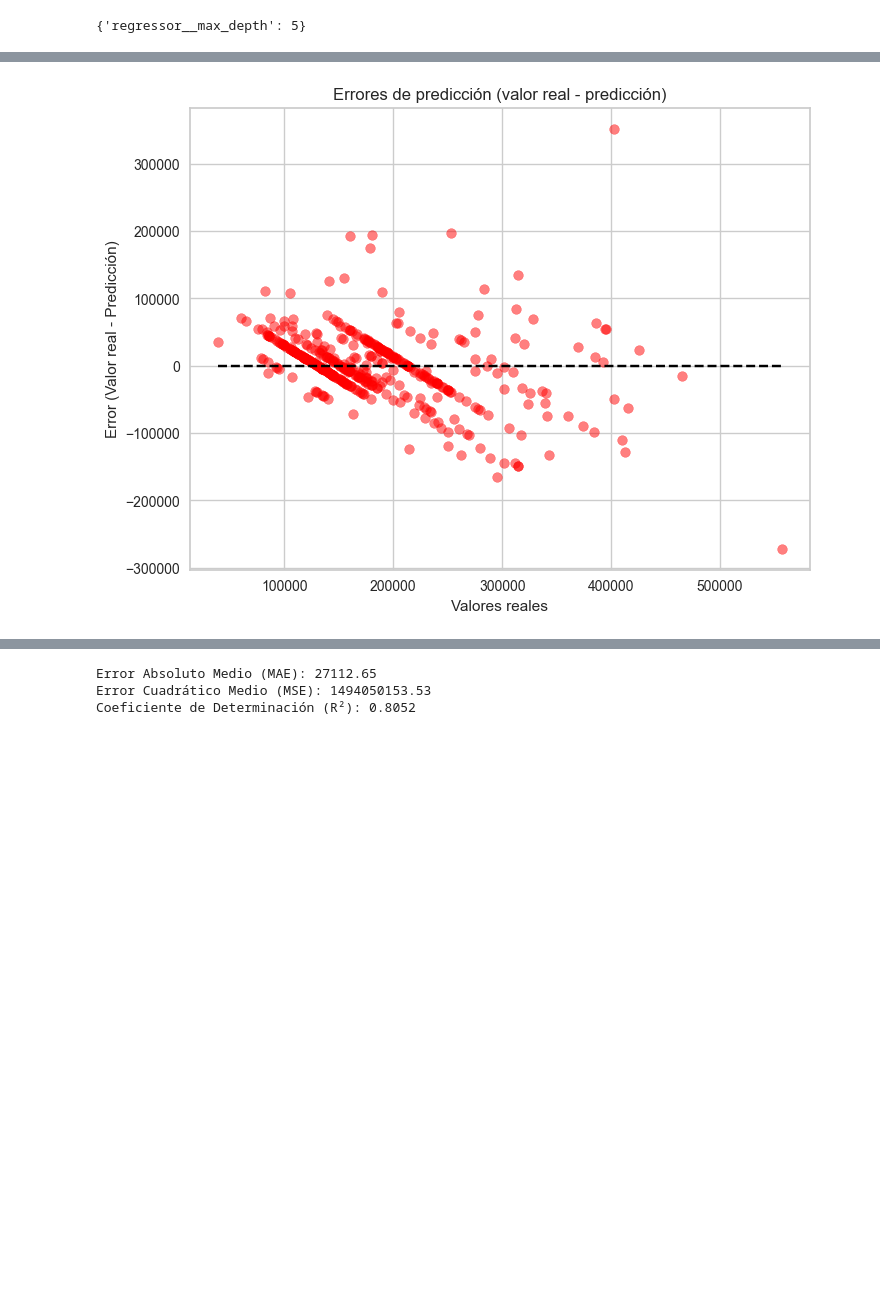
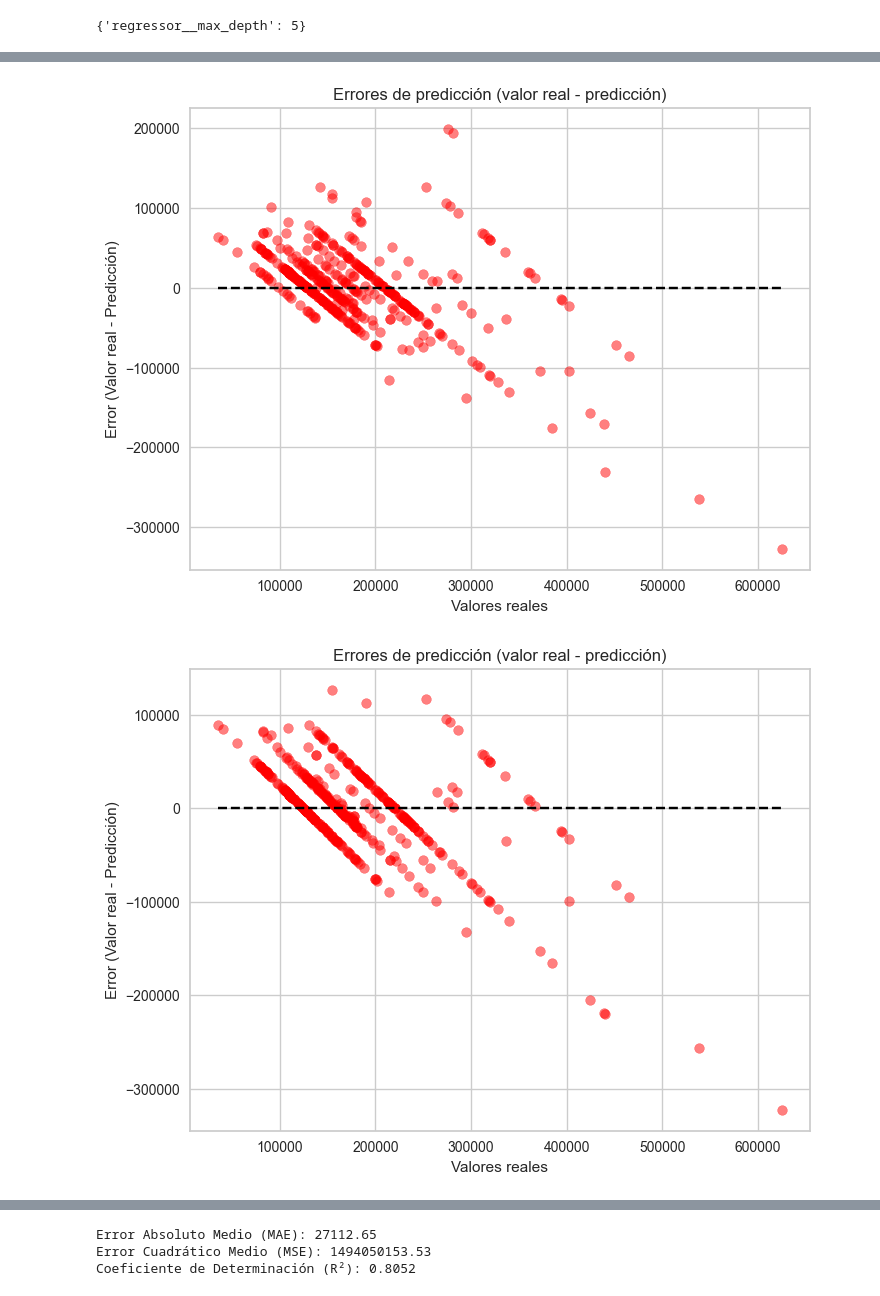
Before and after one commit to SebastianUVG/HT4-ArbolesDecision, a Jupyter notebook: HT4.ipynb, the cells around one changed output, grey strips where cells are left out. Drawn from its saved outputs; the diff is of its cells as text; code cells hidden in the pictures; blank space fills up the shorter version.

```diff
--- a/HT4.ipynb
+++ b/HT4.ipynb
@@ -523,6 +519,0 @@ X_train, X_test,y_train, y_test = train_test_split(X, y,test_size=0.3,train_size
-# %%
-X_train, X_test,y_train, y_test = train_test_split(X, y,test_size=0.3,train_size=0.7)
-print(X_train.shape)
-print(X_test.shape)
-print(y_train.shape)
-print(y_test.shape)
@@ -593,0 +593,11 @@ modelo1.best_params_
+# %%
+param_grid = {"max_depth": np.arange(10, 20, 1)} # sobre qué numero de max-depth vamos a iterar
+pipeline = Pipeline(
+    [('preprocessor',preprocessor),
+     ('regressor',DecisionTreeRegressor())]) # probamos múltiples modelos con el preprocessor previo
+params = [{
+    "regressor__max_depth": np.arange(10, 20, 1)
+}]
+modelo3 = GridSearchCV(pipeline, param_grid=params, n_jobs=2, cv=5,scoring="neg_root_mean_squared_error") # evaluamos usando CV para ver cuál es el mejor modelo de todos
+modelo3.fit(X_train,y_train)
+modelo3.best_params_
@@ -614,0 +627,3 @@ array([151821.22627737, 130538.7605178 , 213748.99561404, 151821.22627737,
+# %%
+modelo2_pred = modelo2.predict(X_test)
+modelo2_pred
@@ -614,0 +648,3 @@ array([151821.22627737, 130538.7605178 , 213748.99561404, 151821.22627737,
+# %%
+modelo3_pred = modelo3.predict(X_test)
+modelo3_pred
@@ -636,11 +723,18 @@ plt.show()
 # %%
-errores = modelo1_pred - y_test
-plt.figure(figsize=(8, 6))
-plt.scatter(y_test, errores, color='red', alpha=0.5)
-plt.hlines(y=0, xmin=y_test.min(), xmax=y_test.max(), colors='black', linestyles='dashed')
-plt.title("Errores de predicción (valor real - predicción)")
-plt.xlabel("Valores reales")
-plt.ylabel("Error (Valor real - Predicción)")
-plt.show()
+errores1 = modelo1_pred - y_test
+errores2 = modelo2_pred - y_test
+errores3 = modelo3_pred - y_test
+variable = [errores1, errores2, errores3]
+
+for i in range(3):
+
+    plt.figure(figsize=(8, 6))
+    plt.scatter(y_test, variable[i], color='red', alpha=0.5)
+    plt.hlines(y=0, xmin=y_test.min(), xmax=y_test.max(), colors='black', linestyles='dashed')
+    plt.title("Errores de predicción (valor real - predicción)")
+    plt.xlabel("Valores reales")
+    plt.ylabel("Error (Valor real - Predicción)")
+    plt.show()
 # %% [output]
-[figure, old version]
+[figure, new version]
+[figure, added]
```
Also changed, not shown: parts of 13 cells of this notebook.
